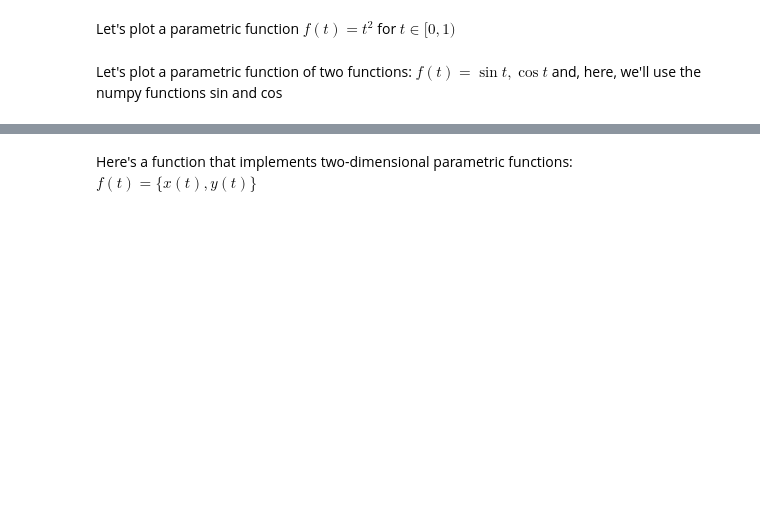
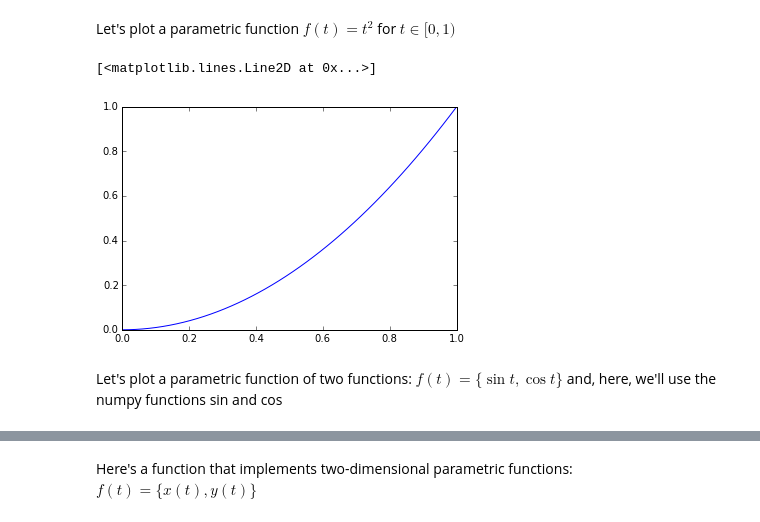
Before and after one commit to kialio/gsfcpyboot, a Jupyter notebook: Day_02/07_WhiteBoard_III/Programming by contract, and functions of functions.ipynb, the cells around one changed output, grey strips where cells are left out. Cells and saved outputs as stored; diff of their text form; code cells hidden in the pictures; blank space fills up the shorter version.

```diff
--- a/Day_02/07_WhiteBoard_III/Programming by contract, and functions of functions.ipynb
+++ b/Day_02/07_WhiteBoard_III/Programming by contract, and functions of functions.ipynb
@@ -181,17 +198,20 @@ Let's plot a parametric function $f(t) = t^2$ for $t \in [0,1)$
 # %%
 import numpy as np
 import matplotlib
 import matplotlib.pyplot as plt
 %matplotlib inline
 
-def myPlot(f, npts = 50):
-    T = np.linspace(0, 1, npts) # all the parameter values (t)
-    y = [f(t) for t in T] # f(t)
+def myPlot(yf, npts = 50):
+    T = np.linspace(0,1,npts)
+    y = [yf(t) for t in T]
     return plt.plot(T, y)
 
-myPlot(lambda x: x**2)
+myPlot(lambda t: t**2)
+# %% [output]
+[<matplotlib.lines.Line2D at 0x...>]
+[figure, added]
 # %% [markdown]
-Let's plot a parametric function of two functions: $f(t) = {\sin t, \cos t}$ and, here, we'll use the numpy functions sin and cos
+Let's plot a parametric function of two functions: $f(t) = \{\sin t, \cos t\}$ and, here, we'll use the numpy functions sin and cos
 # %%
 def myPlot(xf, yf, npts = 50):
     T = np.linspace(0,1,npts)
```
Also changed, not shown: parts of 45 cells of this notebook.
